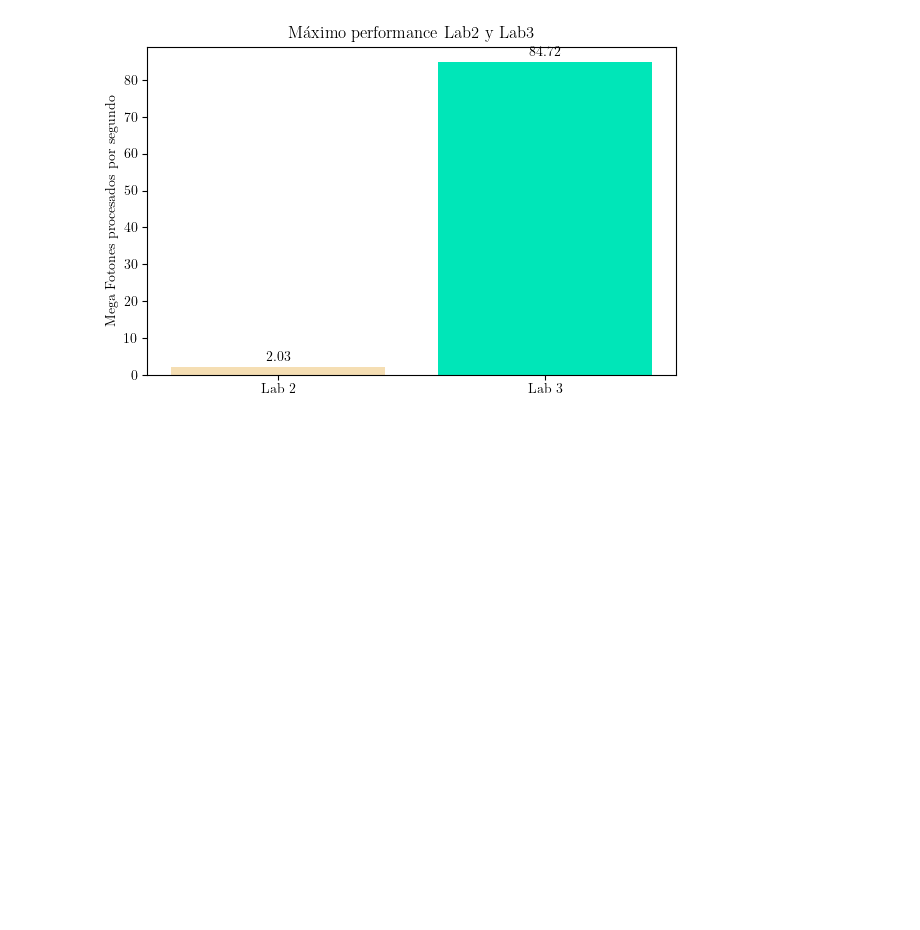
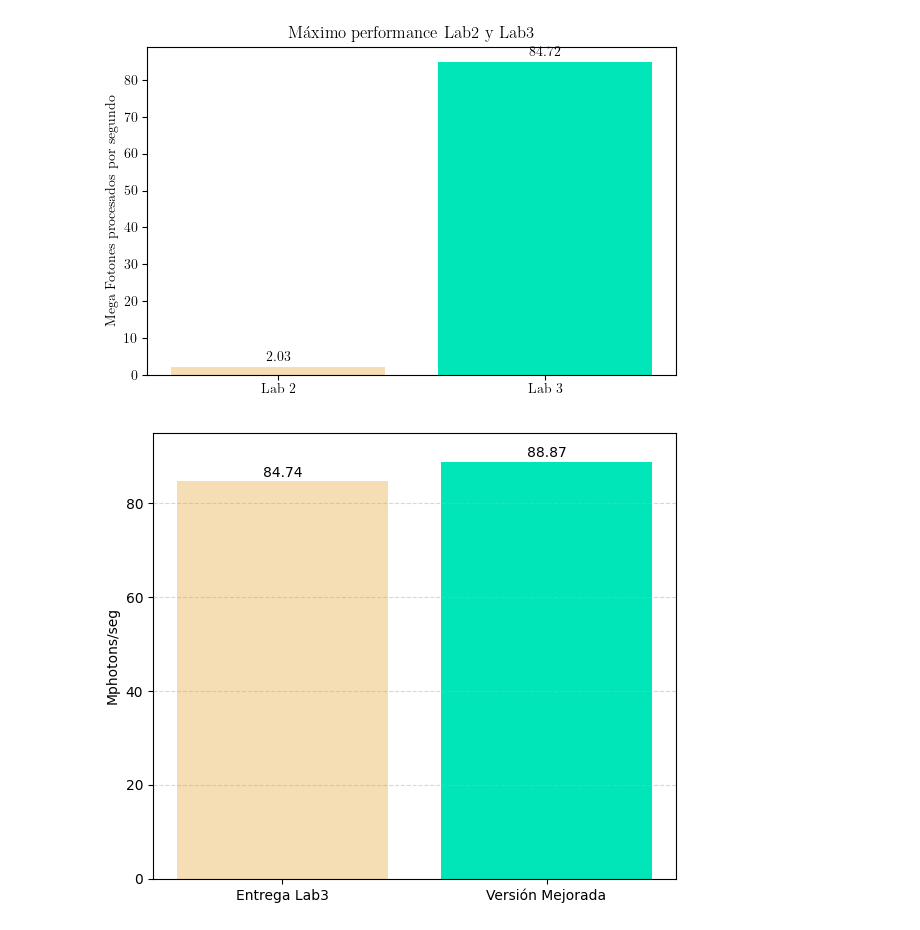
Before and after one commit to Camilo649/Computacion-Paralela-2025-FaMAF, a Jupyter notebook: tiny_mc/Graficador.ipynb, the cells around one changed output. Cells and saved outputs as stored; diff of their text form; code cells hidden in the pictures; blank space fills up the shorter version.

```diff
--- a/tiny_mc/Graficador.ipynb
+++ b/tiny_mc/Graficador.ipynb
@@ -932,3 +932,29 @@ plt.savefig('Comp_l23.png')
 plt.show()
 # %% [output]
 [figure]
+# %%
+import matplotlib.pyplot as plt
+
+# Datos del mejor caso de cada versión
+labels = ['Entrega Lab3', 'Versión Mejorada']
+rendimiento = [84.741091, 88.869199]
+colores = ['#f5deb3', '#00e6b8']
+
+# Gráfico
+plt.figure(figsize=(6, 5))
+bars = plt.bar(labels, rendimiento, color=colores)
+
+# Anotar los valores numéricos encima
+for bar in bars:
+    yval = bar.get_height()
+    plt.text(bar.get_x() + bar.get_width()/2.0, yval + 0.3, f'{yval:.2f}', ha='center', va='bottom')
+
+# Ejes y título
+plt.ylabel('Mphotons/seg')
+plt.ylim(0, 95)
+plt.grid(axis='y', linestyle='--', alpha=0.5)
+
+plt.tight_layout()
+plt.show()
+# %% [output]
+[figure, added]
```
Also changed, not shown: 5 other files.
